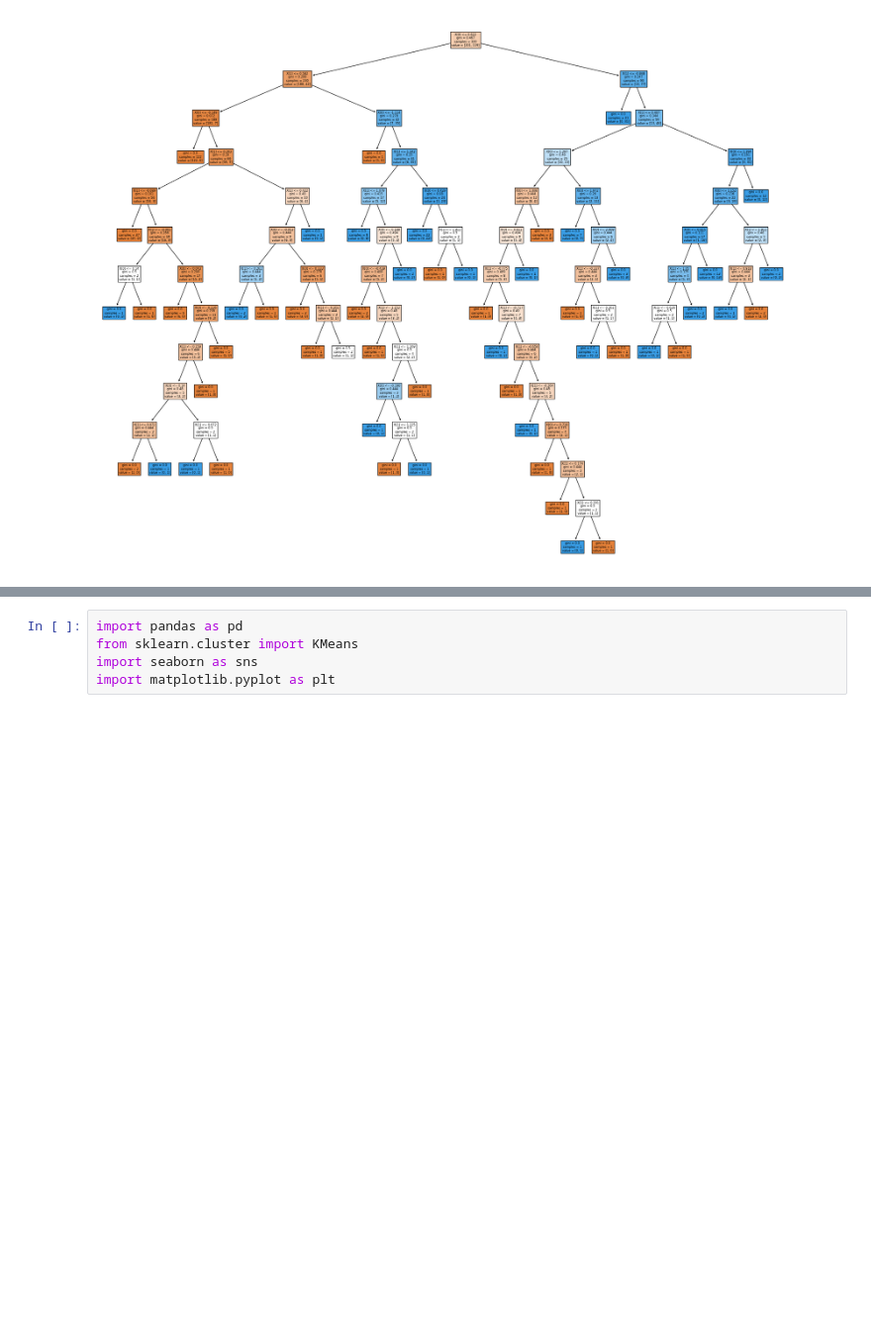
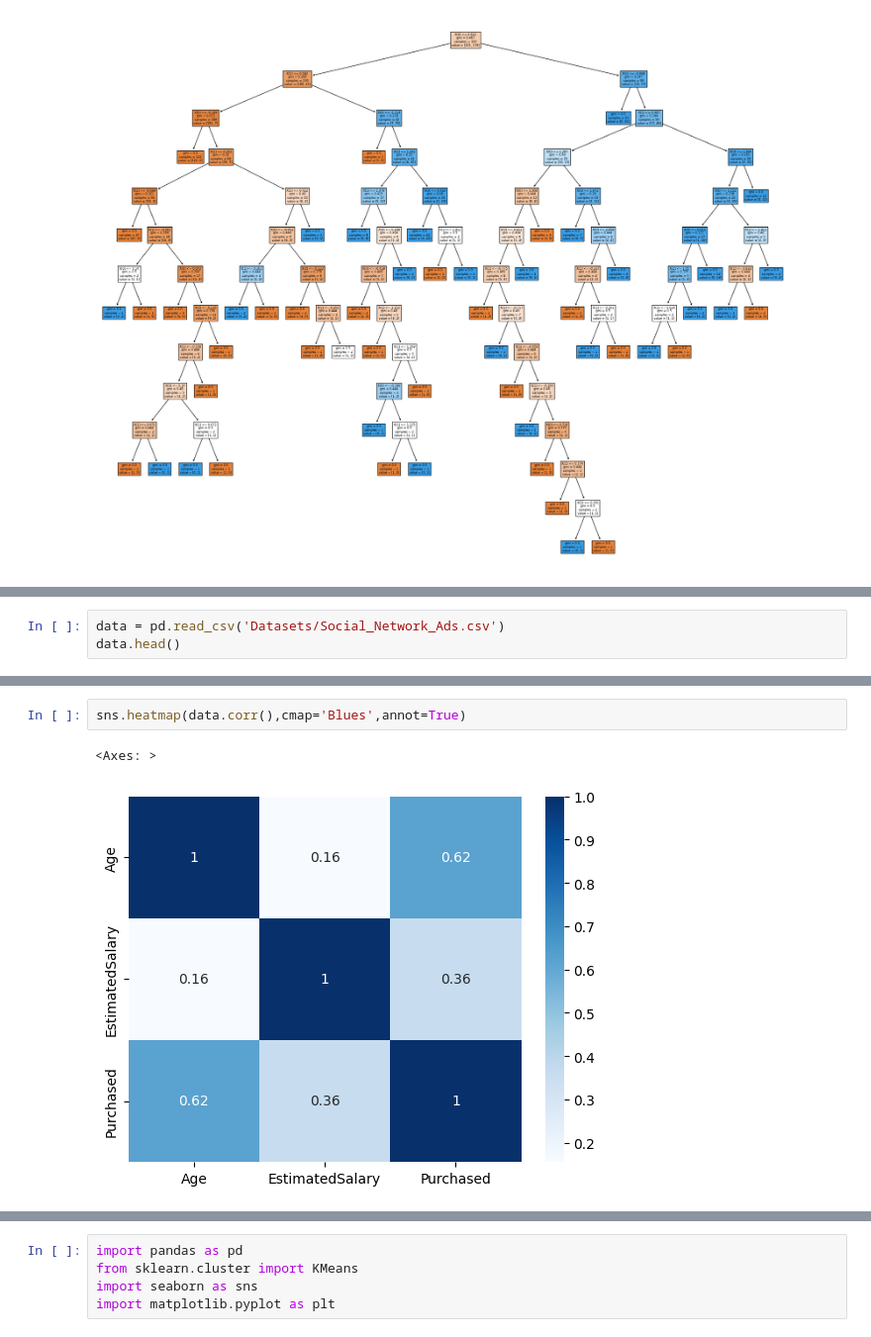
Before and after one commit to AaronVincent6411/Machine-Learning-Lab, a Jupyter notebook: ML.ipynb, the cells around one changed output, grey strips where cells are left out. Shown at 99% size. Drawn from its saved outputs; the diff is of its cells as text; blank space fills up the shorter version.

```diff
--- a/ML.ipynb
+++ b/ML.ipynb
@@ -725,0 +739,3 @@ tr = tree.plot_tree(model, filled=True)
+# %%
+data = pd.read_csv('Datasets/Social_Network_Ads.csv')
+data.head()
@@ -725,0 +749,5 @@ tr = tree.plot_tree(model, filled=True)
+# %%
+sns.heatmap(data.corr(),cmap='Blues',annot=True)
+# %% [output]
+<Axes: >
+[figure, added]
```
Also changed, not shown: parts of 7 cells of this notebook.
